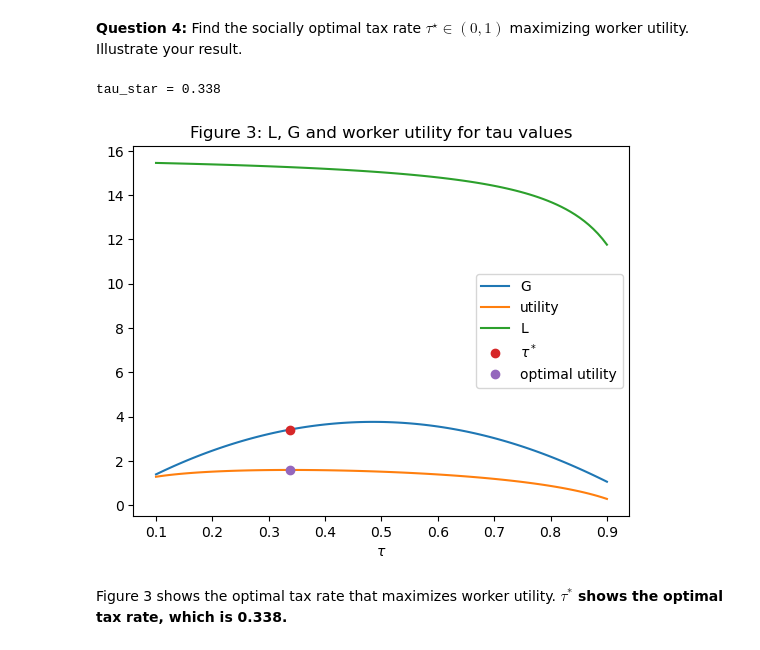
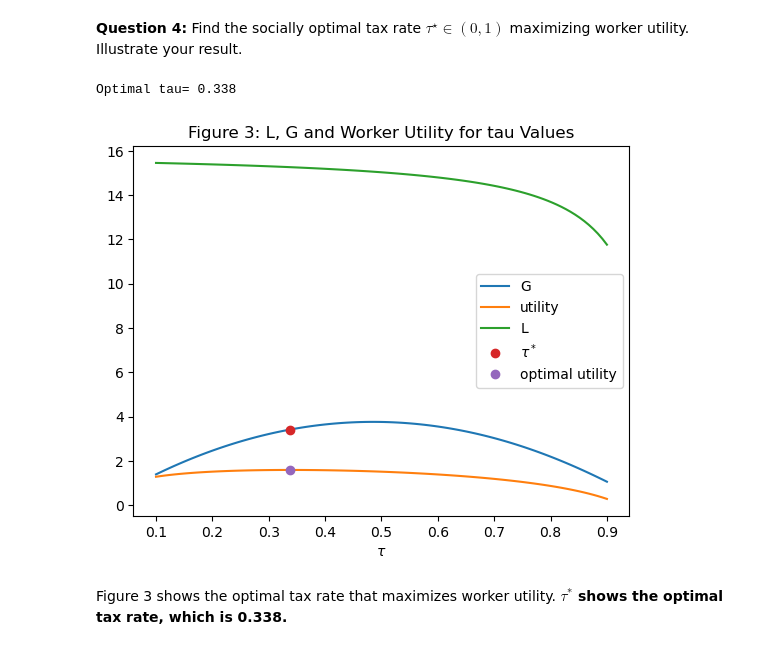
Before and after one commit to NumEconCopenhagen/projects-2023-hold-11, a Jupyter notebook: examproject/Exam-2023-notebook.ipynb, the cells around one changed output. Saved outputs shown, nothing was run; the diff lists cells and outputs as text; code cells hidden in the pictures.

```diff
--- a/examproject/Exam-2023-notebook.ipynb
+++ b/examproject/Exam-2023-notebook.ipynb
@@ -189,26 +189,26 @@ In figure 2, we see labor supply is decreasing in the tax rate. Worker utility a
 # %%
 # maximize worker utility using scipy optimize.minimize
 
 objective_lambda_min = lambda tau: -objective_lambda(w,tau,alpha,kappa,nu)
 res = optimize.minimize_scalar(objective_lambda_min,method = 'bounded',bounds = (0,1))
 tau_star = res.x
-print(f'tau_star = {tau_star:.3f}')
+print(f'Optimal tau= {tau_star:.3f}')
 
 # plot optimal tau
 fig = plt.figure()
 ax = fig.add_subplot(1,1,1)
 ax.plot(tau_vec,G_func_lambda(w,tau_vec,alpha,kappa,nu), label = "G")
 ax.plot(tau_vec,objective_lambda(w,tau_vec,alpha,kappa,nu), label = "utility")
 ax.plot(tau_vec,L_star_func(w,tau_vec,alpha,kappa,nu), label = "L")
 ax.plot(tau_star,G_func_lambda(w,tau_star,alpha,kappa,nu),'o', label = r'$\tau^*$')
 ax.plot(tau_star,objective_lambda(w,tau_star,alpha,kappa,nu),'o', label = "optimal utility")
 ax.set_xlabel(r'$\tau$')
-ax.set_title('Figure 3: L, G and worker utility for tau values')
+ax.set_title('Figure 3: L, G and Worker Utility for tau Values')
 ax.legend()
 plt.show()
 # %% [output]
-tau_star = 0.338
+Optimal tau= 0.338
-[figure, old version]
+[figure, new version]
 # %% [markdown]
 Figure 3 shows the optimal tax rate that maximizes worker utility. **$\tau^*$ shows the optimal tax rate, which is 0.338.**
 # %% [markdown]
```
Also changed, not shown: parts of 14 cells of this notebook, 4 other files.
